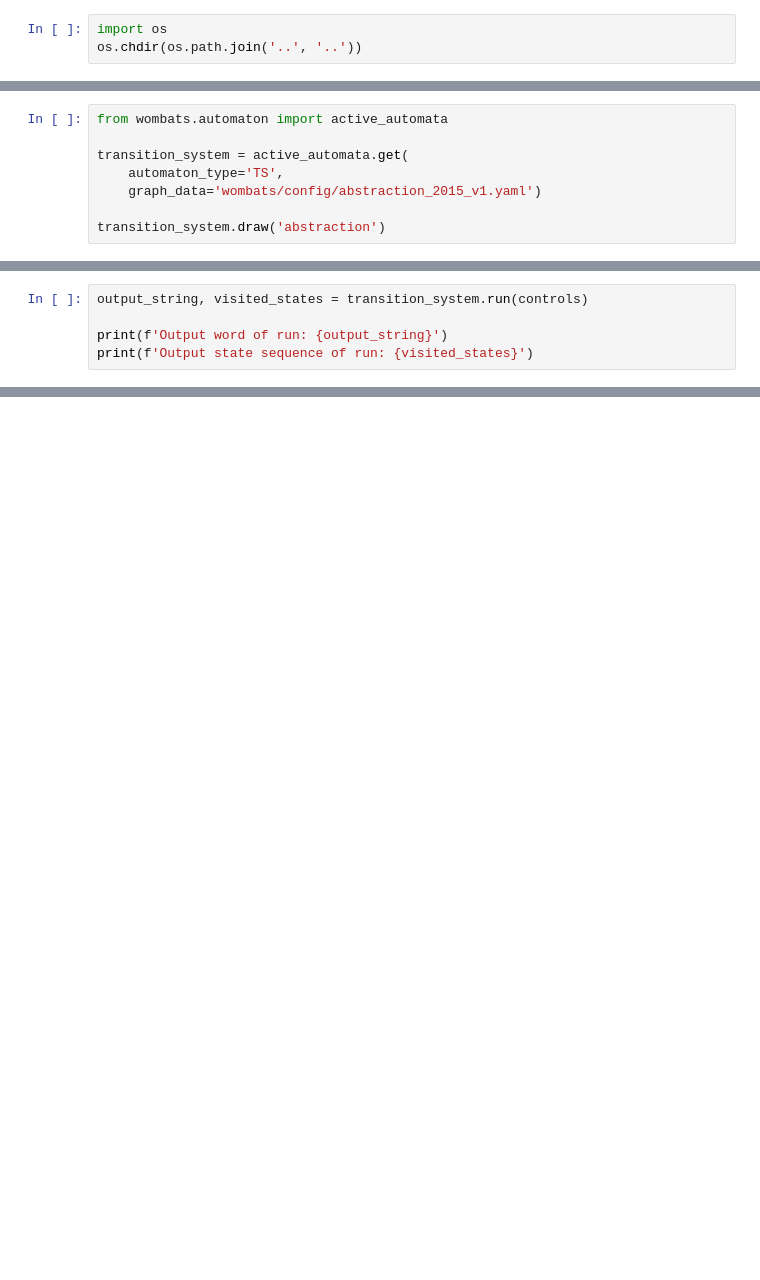
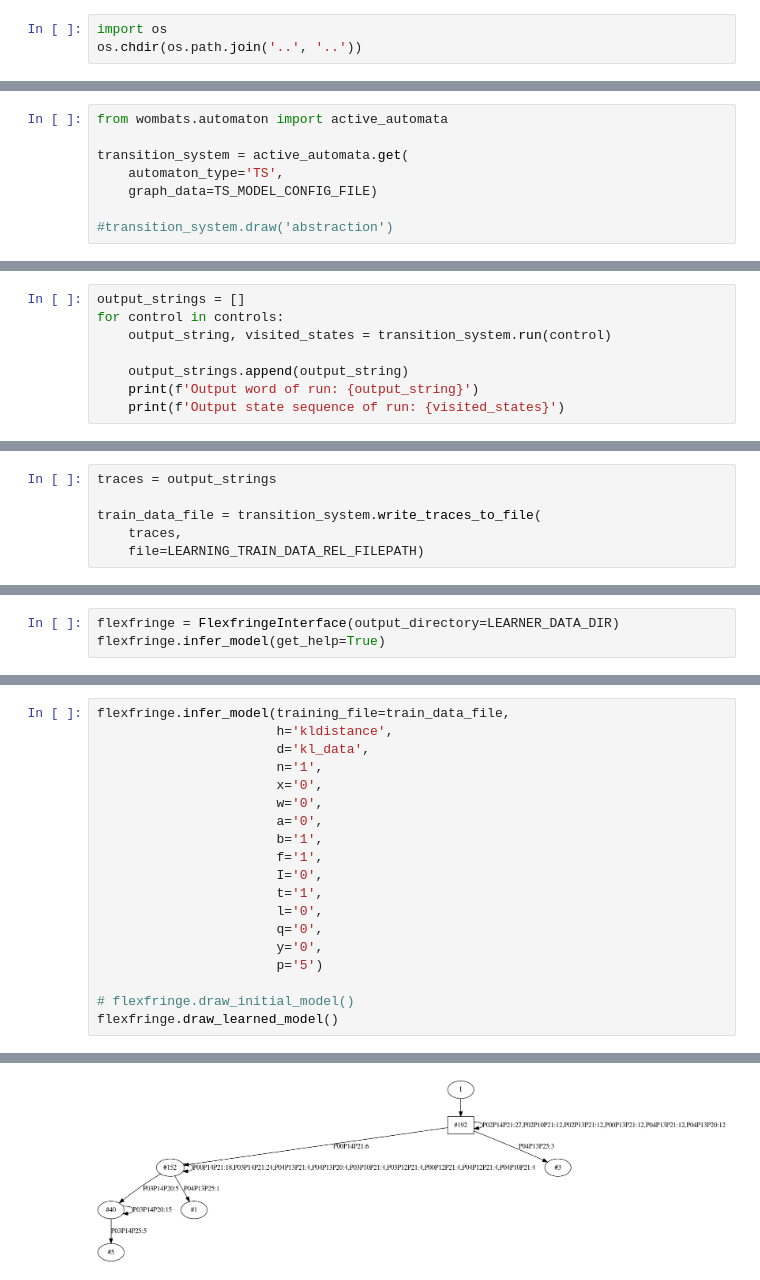
Before and after one commit to nicholasRenninger/wombats_experiments, a Jupyter notebook: experiments/manipulator/manipulator.ipynb, the cells around one changed output, grey strips where cells are left out. Saved outputs shown, nothing was run; the diff lists cells and outputs as text; blank space fills up the shorter version.

Commit message:
Added Franka demonstrations and transition system

```diff
--- a/experiments/manipulator/manipulator.ipynb
+++ b/experiments/manipulator/manipulator.ipynb
@@ -29,6 +31,6 @@ from wombats.automaton import active_automata
 
 transition_system = active_automata.get(
     automaton_type='TS',
-    graph_data='wombats/config/abstraction_2015_v1.yaml')
+    graph_data=TS_MODEL_CONFIG_FILE)
 
-transition_system.draw('abstraction')
+#transition_system.draw('abstraction')
@@ -39,6 +76,9 @@ controls = ['g_to_h_0_1', 'h_to_h_1_2']
 # %%
-output_string, visited_states = transition_system.run(controls)
+output_strings = []
+for control in controls:
+    output_string, visited_states = transition_system.run(control)
 
-print(f'Output word of run: {output_string}')
-print(f'Output state sequence of run: {visited_states}')
+    output_strings.append(output_string)
+    print(f'Output word of run: {output_string}')
+    print(f'Output state sequence of run: {visited_states}')
 # %% [output]
@@ -46,0 +103,6 @@ Output state sequence of run: ['0_', '1_', '2_']
+# %%
+traces = output_strings
+
+train_data_file = transition_system.write_traces_to_file(
+    traces,
+    file=LEARNING_TRAIN_DATA_REL_FILEPATH)
@@ -46,0 +111,3 @@ Output state sequence of run: ['0_', '1_', '2_']
+# %%
+flexfringe = FlexfringeInterface(output_directory=LEARNER_DATA_DIR)
+flexfringe.infer_model(get_help=True)
@@ -46,0 +132,20 @@ Output state sequence of run: ['0_', '1_', '2_']
+# %%
+flexfringe.infer_model(training_file=train_data_file,
+                       h='kldistance',
+                       d='kl_data',
+                       n='1',
+                       x='0',
+                       w='0',
+                       a='0',
+                       b='1',
+                       f='1',
+                       I='0',
+                       t='1',
+                       l='0',
+                       q='0',
+                       y='0',
+                       p='5')
+
+# flexfringe.draw_initial_model()
+flexfringe.draw_learned_model()
+# %% [output]
@@ -46,0 +169 @@ Output state sequence of run: ['0_', '1_', '2_']
+[figure, added]
```
Also changed, not shown: parts of 13 cells of this notebook, 11 other files.
